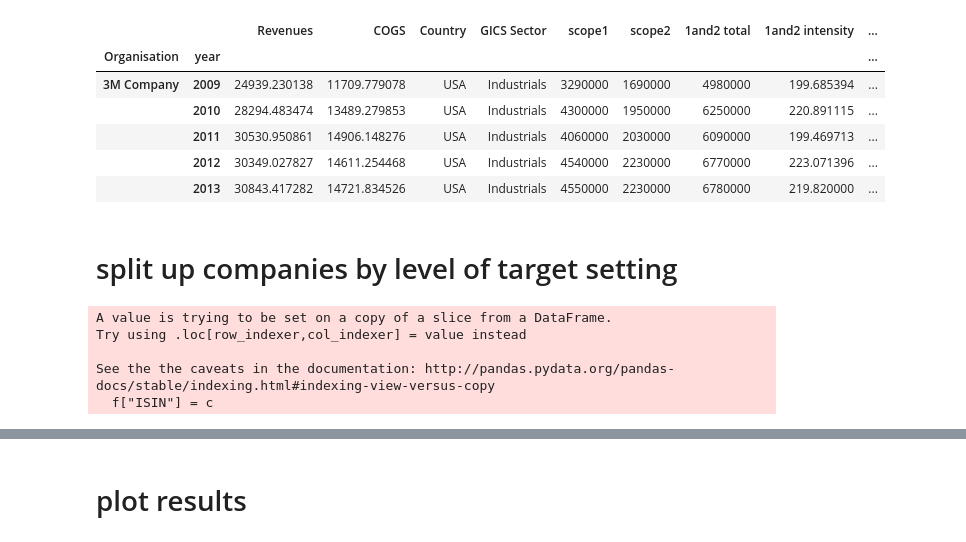
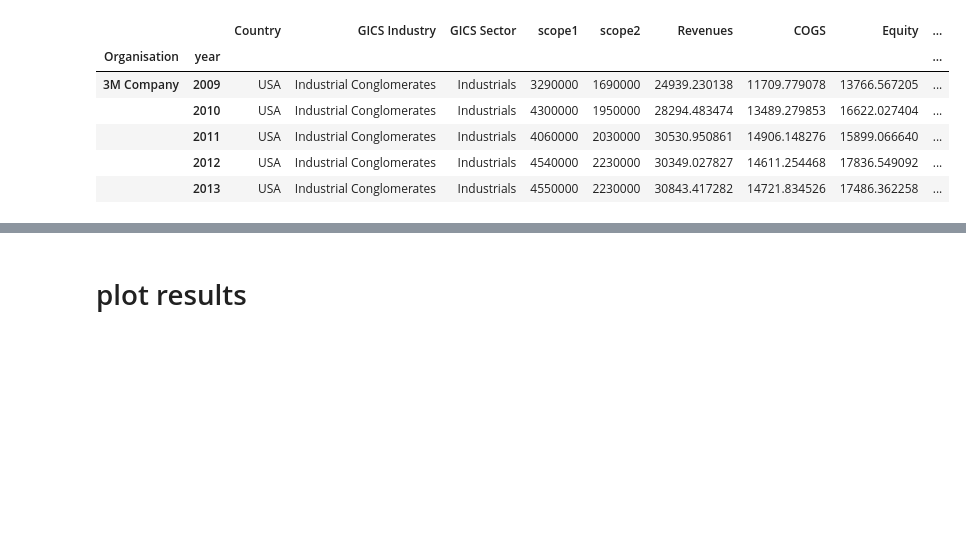
Before and after one commit to mirthbottle/ghg, a Jupyter notebook: compare companies.ipynb, the cells around one changed output, grey strips where cells are left out. Drawn from its saved outputs; the diff is of its cells as text; code cells hidden in the pictures; blank space fills up the shorter version.

Commit message:
set missing fin data to 0, took out outliers

```diff
--- a/compare companies.ipynb
+++ b/compare companies.ipynb
@@ -3,5 +3,5 @@ import pandas as pd
 # %%
 import targetsmosh as tm
 # %%
-ghgfins = pd.read_pickle("../CDPdata/s12_ghgfins_with_changes.pkl")
-targets = pd.read_pickle("../CDPdata/2010to2014targets5yrs.pkl")
+ghgfins = pd.read_pickle("../CDPdata/s12_ghgfins.pkl")
+targets = pd.read_pickle("../CDPdata/targets_all.pkl")
@@ -10,26 +8,20 @@ orginfos = pd.read_pickle("../CDPdata/orginfos.pkl")
 # %%
 targets = targets.reset_index().set_index(["Organisation", "year"])
 ghgfintars = ghgfins.join(targets[["has absolute", "has intensity", "target type"]])
+# %%
+# some years for some companies don't have target infos
+# set them all to false
+ghgfintars["has absolute"].fillna(False, inplace=True)
+ghgfintars["has intensity"].fillna(False, inplace=True)
 # %%
 # i should compare first by GICS Industry Group
-ghgfintars.to_pickle("../CDPdata/2010to2014ghgfintars.pkl")
+ghgfintars.to_pickle("../CDPdata/ghgfintars.pkl")
 ghgfintars.head()
 # %% [output]
-|  |  | Revenues | COGS | Country | GICS Sector | scope1 | scope2 | 1and2 total | 1and2 intensity | ... |
+|  |  | Country | GICS Industry | GICS Sector | scope1 | scope2 | Revenues | COGS | Equity | ... |
 | Organisation | year |  |  |  |  |  |  |  |  | ... |
-| 3M Company | 2009 | 24939.230138 | 11709.779078 | USA | Industrials | 3290000 | 1690000 | 4980000 | 199.685394 | ... |
-|  | 2010 | 28294.483474 | 13489.279853 | USA | Industrials | 4300000 | 1950000 | 6250000 | 220.891115 | ... |
-|  | 2011 | 30530.950861 | 14906.148276 | USA | Industrials | 4060000 | 2030000 | 6090000 | 199.469713 | ... |
-|  | 2012 | 30349.027827 | 14611.254468 | USA | Industrials | 4540000 | 2230000 | 6770000 | 223.071396 | ... |
-|  | 2013 | 30843.417282 | 14721.834526 | USA | Industrials | 4550000 | 2230000 | 6780000 | 219.820000 | ... |
+| 3M Company | 2009 | USA | Industrial Conglomerates | Industrials | 3290000 | 1690000 | 24939.230138 | 11709.779078 | 13766.567205 | ... |
+|  | 2010 | USA | Industrial Conglomerates | Industrials | 4300000 | 1950000 | 28294.483474 | 13489.279853 | 16622.027404 | ... |
+|  | 2011 | USA | Industrial Conglomerates | Industrials | 4060000 | 2030000 | 30530.950861 | 14906.148276 | 15899.066640 | ... |
+|  | 2012 | USA | Industrial Conglomerates | Industrials | 4540000 | 2230000 | 30349.027827 | 14611.254468 | 17836.549092 | ... |
+|  | 2013 | USA | Industrial Conglomerates | Industrials | 4550000 | 2230000 | 30843.417282 | 14721.834526 | 17486.362258 | ... |
-# %% [markdown]
-# split up companies by level of target setting
-# %%
-# those who care (pt) and don't care (pn)
-pt, pn = tm.get_companies_by_target(targets)
-# %% [output]
-A value is trying to be set on a copy of a slice from a DataFrame.
-Try using .loc[row_indexer,col_indexer] = value instead
-
-See the the caveats in the documentation: http://pandas.pydata.org/pandas-docs/stable/indexing.html#indexing-view-versus-copy
-  f["ISIN"] = c
```
Also changed, not shown: parts of 17 cells of this notebook, 6 other files.
